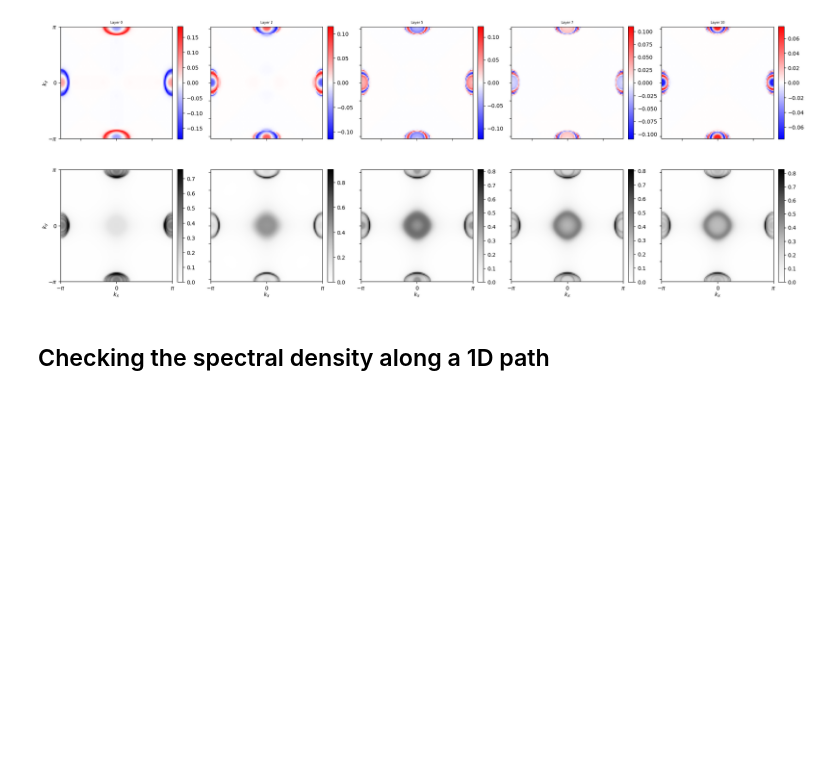
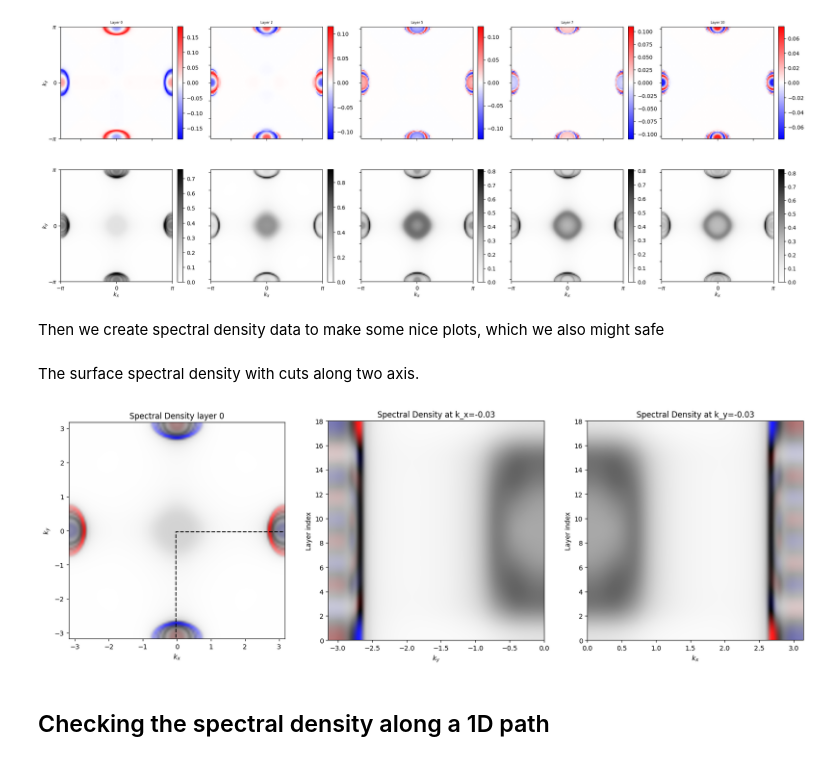
Before and after one commit to dpreuo/alter_surf, a Jupyter notebook: MF_surface_DLKK.ipynb, the cells around one changed output. Drawn from its saved outputs; the diff is of its cells as text; code cells hidden in the pictures; blank space fills up the shorter version.

```diff
--- a/MF_surface_DLKK.ipynb
+++ b/MF_surface_DLKK.ipynb
@@ -204,3 +224,10 @@ def plot_spectral_density(ax,spectral_density,cmap='bwr',title_plot='',show_xlab
         vmin = -vmax
     im = ax.imshow(spectral_density,extent=(-pi,pi,-pi,pi),origin='lower',cmap=cmap,vmin=vmin,vmax=vmax)
     return im
+
+#create a custom colormap bkr
+# grab the endpoints from bwr
+cmap_bwr = matplotlib.colormaps["bwr"]
+# define your own colormap: blue → black → red
+colors = [cmap_bwr(0.0), (0, 0, 0, 1),cmap_bwr(1.0)]
+cmap_bkr = LinearSegmentedColormap.from_list("bkr", colors, N=256)
@@ -244,3 +273,5 @@ for ax_column,layer in zip(axs.T,layers):
 plt.tight_layout()
 # %% [output]
 [figure]
+# %% [markdown]
+Then we create spectral density data to make some nice plots, which we also might safe
@@ -247,3 +307,69 @@ plt.tight_layout()
+# %% [markdown]
+The surface spectral density with cuts along two axis.
+# %%
+colors = spin_spectral_density.copy()
+alphas = spectral_density.copy()
+
+#nomalize for plotting
+colors = spin_spectral_density/np.max(np.abs(spin_spectral_density))
+alphas = spectral_density/np.max(np.abs(spectral_density))
+
+#power law for better visibility
+colors = np.sign(colors)*np.abs(colors)**1.2
+alphas = alphas**0.99
+
+imshow_kwargs = dict(origin='lower',vmax=1, vmin=-1,interpolation='spline36')
+
+fig,axs = plt.subplots(1,3,figsize=(20,6))
+numb_ks = ks.shape[1]
+
+#########################################
+#surface
+#########################################
+axs[0].set_title('Spectral Density layer 0')
+axs[0].set_xlabel('$k_x$')
+axs[0].set_ylabel('$k_y$')
+i=0
+colors0 = colors[i].T
+alphas0 = alphas[i].T
+axs[0].imshow(colors0,cmap=cmap_bkr,alpha=alphas0,**imshow_kwargs,extent=extent(numb_ks))
+#the lines where we cut
+
+
+#########################################
+#cut along ky
+#########################################
+axs[1].set_xlabel('$k_y$')
+axs[1].set_ylabel('Layer index')
+idx_kx = numb_ks//2-1
+axs[1].set_title(f'Spectral Density at k_x={ks[0,idx_kx,0]:.2f}')
+#cut
+colors0 = colors[:,idx_kx,:]
+alphas0 = alphas[:,idx_kx,:]
+axs[1].imshow(colors0,cmap=cmap_bkr,alpha=alphas0,extent=[-np.pi,np.pi,layers[0],layers[-1]],aspect='auto',**imshow_kwargs)
+axs[1].set_xlim(-np.pi,0)
+
+#########################################
+#cut along kx
+#########################################
+axs[2].set_xlabel('$k_x$')
+axs[2].set_ylabel('Layer index')
+idx_ky = numb_ks//2-1
+axs[2].set_title(f'Spectral Density at k_y={ks[1,0,idx_ky]:.2f}')
+#cut
+colors0 = colors[:,:,idx_ky]
+alphas0 = alphas[:,:,idx_ky]
+axs[2].imshow(colors0,cmap=cmap_bkr,alpha=alphas0,extent=[-np.pi,np.pi,layers[0],layers[-1]],aspect='auto',**imshow_kwargs)
+axs[2].set_xlim(0,np.pi)
+
+
+kx0 = ks[0,idx_kx,0]
+ky0 = ks[1,0,idx_ky]
+axs[0].plot([kx0,kx0,np.pi], [-np.pi, ky0, ky0], color='k', linestyle='--')
+
+#fig.savefig('spectral_density_cut.pdf',bbox_inches='tight')
+# %% [output]
+[figure, added]
 # %% [markdown]
 ## Checking the spectral density along a 1D path
 # %%
```
Also changed, not shown: parts of 7 cells of this notebook, 8 other files.
